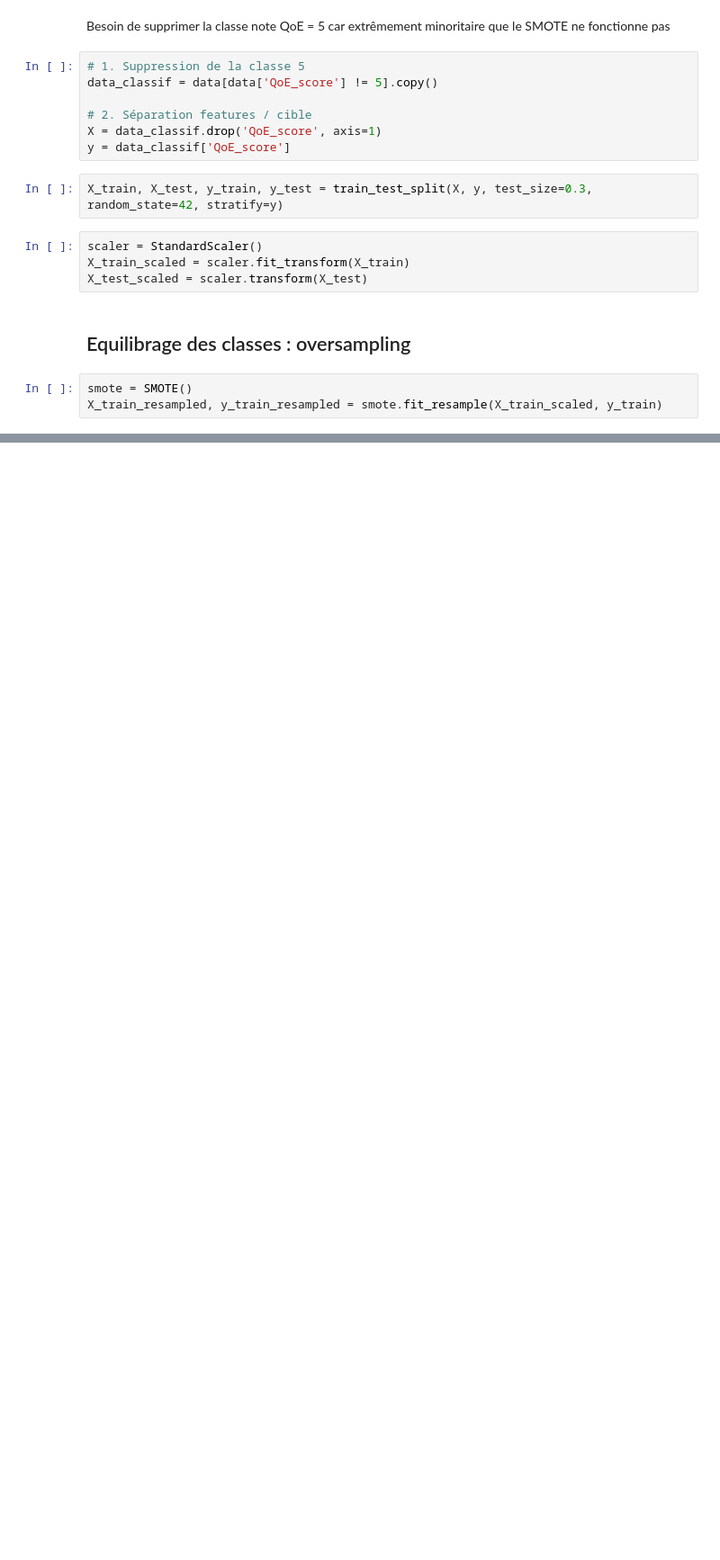
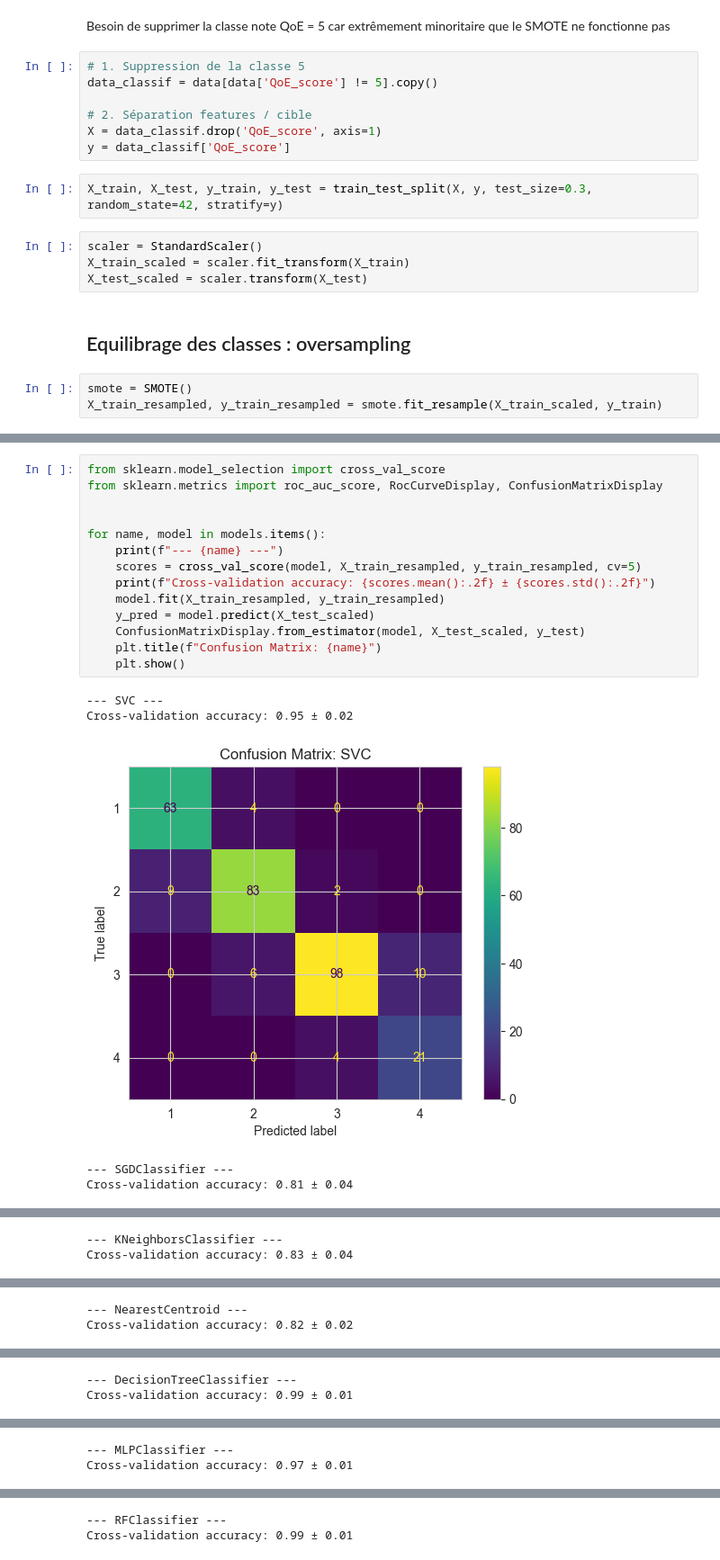
Before and after one commit to zazou-git86/4K_cloud_gaming_QoE, a Jupyter notebook: QoE-CG.ipynb, the cells around one changed output, grey strips where cells are left out. Shown at 90% size. Saved outputs shown, nothing was run; the diff lists cells and outputs as text; blank space fills up the shorter version.

```diff
--- a/QoE-CG.ipynb
+++ b/QoE-CG.ipynb
@@ -242,0 +249,20 @@ plt.show()
+# %%
+from sklearn.model_selection import cross_val_score
+from sklearn.metrics import roc_auc_score, RocCurveDisplay, ConfusionMatrixDisplay
+
+
+for name, model in models.items():
+    print(f"--- {name} ---")
+    scores = cross_val_score(model, X_train_resampled, y_train_resampled, cv=5)
+    print(f"Cross-validation accuracy: {scores.mean():.2f} ± {scores.std():.2f}")
+    model.fit(X_train_resampled, y_train_resampled)
+    y_pred = model.predict(X_test_scaled)
+    ConfusionMatrixDisplay.from_estimator(model, X_test_scaled, y_test)
+    plt.title(f"Confusion Matrix: {name}")
+    plt.show()
+# %% [output]
+--- SVC ---
+Cross-validation accuracy: 0.95 ± 0.02
+[figure, added]
+--- SGDClassifier ---
+Cross-validation accuracy: 0.81 ± 0.04
@@ -242,0 +270,2 @@ plt.show()
+--- KNeighborsClassifier ---
+Cross-validation accuracy: 0.83 ± 0.04
@@ -242,0 +273,2 @@ plt.show()
+--- NearestCentroid ---
+Cross-validation accuracy: 0.82 ± 0.02
@@ -242,0 +276,2 @@ plt.show()
+--- DecisionTreeClassifier ---
+Cross-validation accuracy: 0.99 ± 0.01
@@ -242,0 +279,2 @@ plt.show()
+--- MLPClassifier ---
+Cross-validation accuracy: 0.97 ± 0.01
@@ -242,0 +282,2 @@ plt.show()
+--- RFClassifier ---
+Cross-validation accuracy: 0.99 ± 0.01
```
Also changed, not shown: parts of 17 cells of this notebook, 1 other file.
